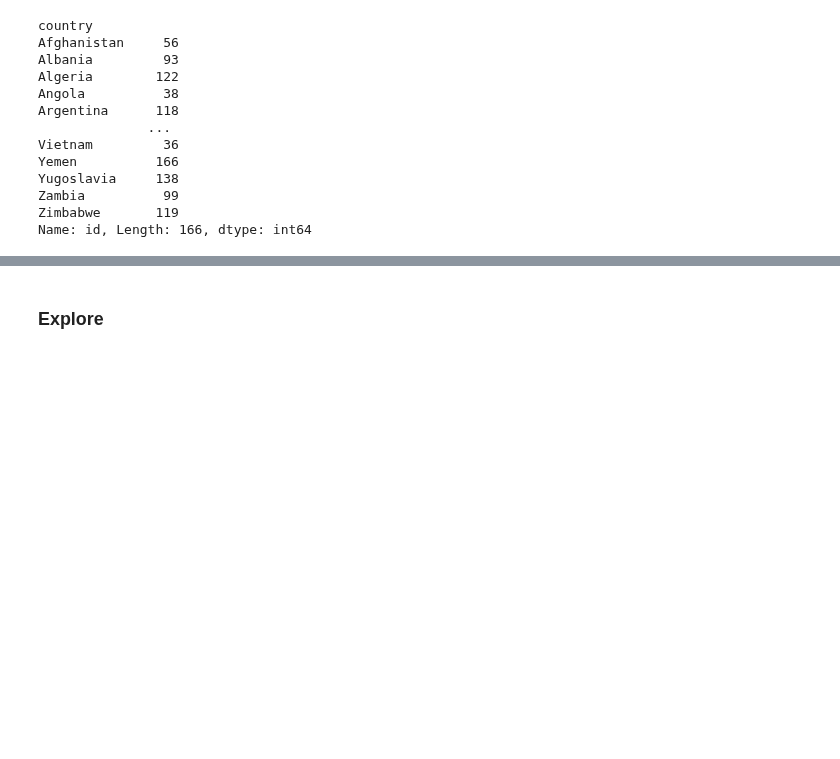
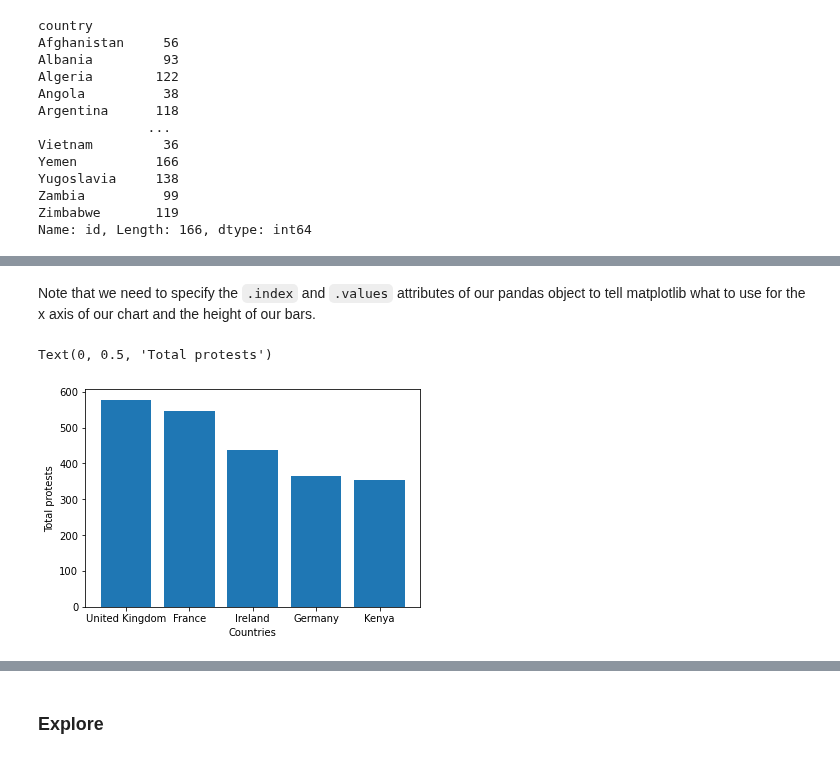
Before and after one commit to UNC-Libraries-data/Python, a Jupyter notebook: Jupyter/Pandas.ipynb, the cells around one changed output, grey strips where cells are left out. Saved outputs shown, nothing was run; the diff lists cells and outputs as text; code cells hidden in the pictures; blank space fills up the shorter version.

```diff
--- a/Jupyter/Pandas.ipynb
+++ b/Jupyter/Pandas.ipynb
@@ -348,0 +357,3 @@ Name: id, Length: 166, dtype: int64
+# %%
+top = byCountry.nlargest(5)
+top
@@ -348,0 +395,10 @@ Name: id, Length: 166, dtype: int64
+# %% [markdown]
+Note that we need to specify the `.index` and `.values` attributes of our pandas object to tell matplotlib what to use for the x axis of our chart and the height of our bars.
+# %%
+# Create a bar chart showing the top 5 countries with the most protests
+plt.bar(x = top.index, height = top.values)
+plt.xlabel("Countries")
+plt.ylabel("Total protests")
+# %% [output]
+Text(0, 0.5, 'Total protests')
+[figure, added]
```
Also changed, not shown: parts of 11 cells of this notebook.
